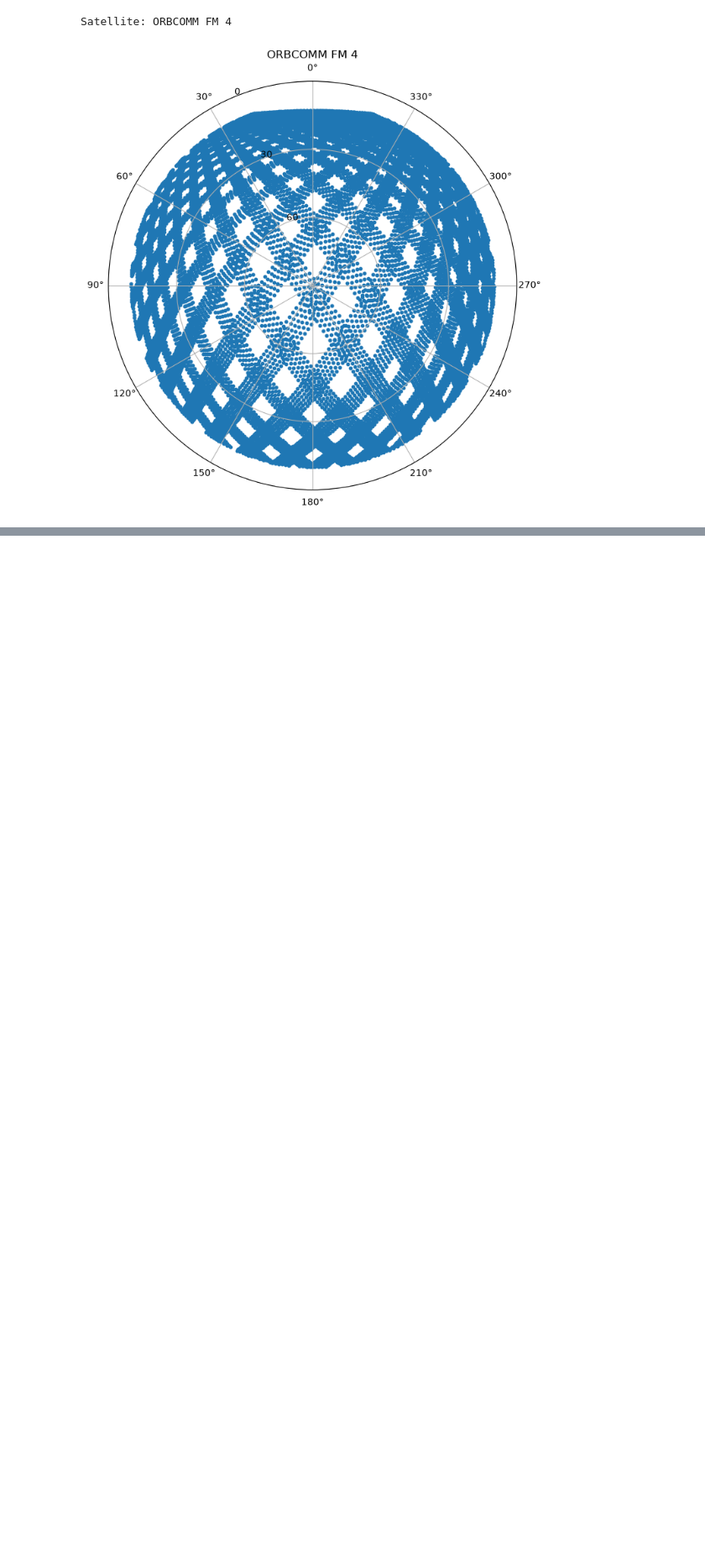
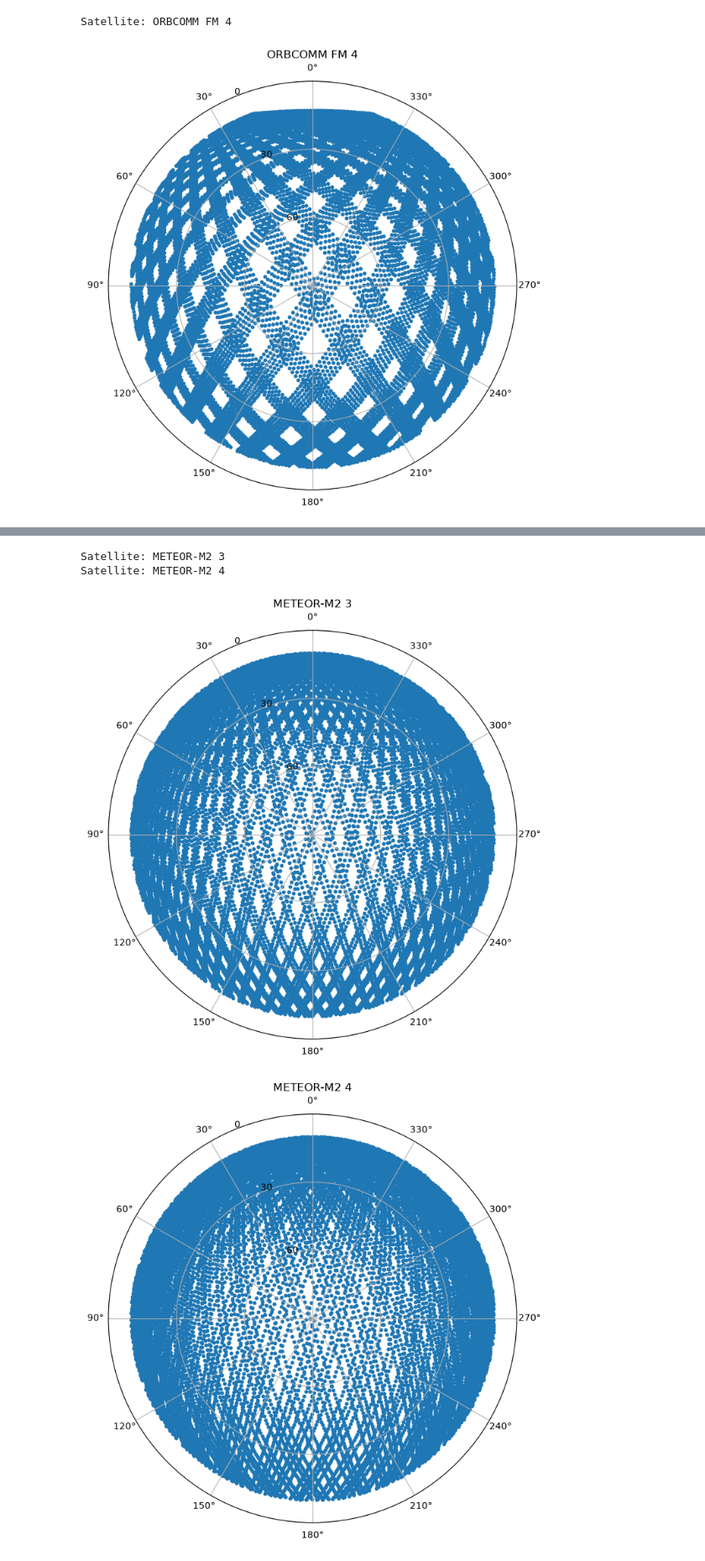
Before and after one commit to BUSH222/ROSA-RP, a Jupyter notebook: plot_orbcomm.ipynb, the cells around one changed output, grey strips where cells are left out. Shown at 84% size. Saved outputs shown, nothing was run; the diff lists cells and outputs as text; code cells hidden in the pictures; blank space fills up the shorter version.

Commit message:
meteor balls

```diff
--- a/plot_orbcomm.ipynb
+++ b/plot_orbcomm.ipynb
@@ -155,7 +155,7 @@ t0 = ts.utc(2026, 9, 3)
 t1 = ts.utc(2026, 10, 3)
 # %%
 def plot_satellite(satellite, qth, t0, t1):
-    t, events = satellite.find_events(qth, t0, t1, altitude_degrees=10.0)
+    t, events = satellite.find_events(qth, t0, t1, altitude_degrees=0.0)
     precision_sec = 5
     intervals = []
     for ti, event in zip(t, events, strict=True):
@@ -198,3 +198,17 @@ for satellite in sorted(sats, key=lambda s: s.name):
 # %% [output]
 Satellite: ORBCOMM FM 4
 [figure]
+# %%
+m2_3_csv = requests.get("https://retlector.eu/57166/csv")
+m2_4_csv = requests.get("https://retlector.eu/59051/csv")
+
+csv_reader_m2_3 = csv.reader(m2_3_csv.text.strip().splitlines())
+csv_reader_m2_4 = csv.reader(m2_4_csv.text.strip().splitlines())
+header = next(csv_reader_m2_3)
+next(csv_reader_m2_4)
+
+meteors = []
+
+meteors.append(EarthSatellite.from_omm(ts, dict(zip(header, next(csv_reader_m2_3), strict=True))))
+meteors.append(EarthSatellite.from_omm(ts, dict(zip(header, next(csv_reader_m2_4), strict=True))))
+print('Loaded', len(meteors), 'satellites')
@@ -200,0 +217,12 @@ Satellite: ORBCOMM FM 4
+# %%
+%matplotlib inline
+for satellite in meteors:
+    plot_satellite(satellite, qth, t0, t1).show()
+
+for satellite in sorted(meteors, key=lambda s: s.name):
+    print(f"Satellite: {satellite.name}")
+# %% [output]
+Satellite: METEOR-M2 3
+Satellite: METEOR-M2 4
+[figure, added]
+[figure, added]
```
Also changed, not shown: parts of 1 cell of this notebook.
